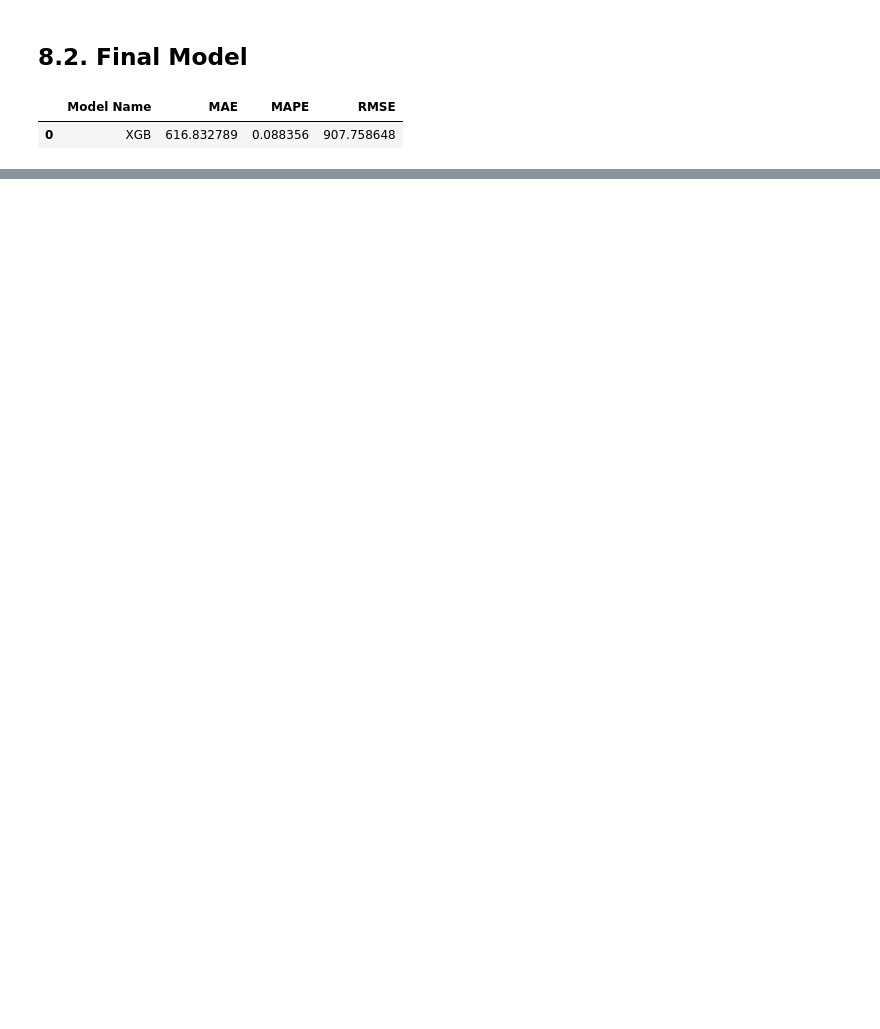
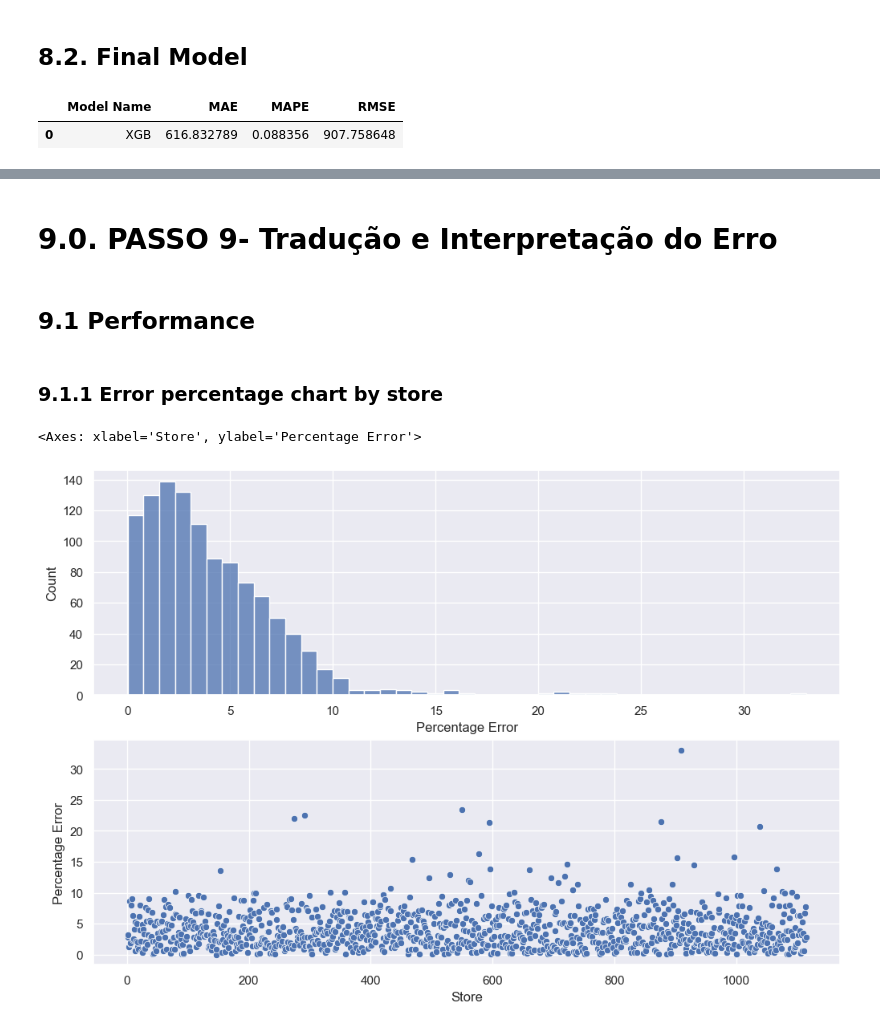
Before and after one commit to RafaelLuckner/ds_em_producao, a Jupyter notebook: modulo7.ipynb, the cells around one changed output, grey strips where cells are left out. Cells and saved outputs as stored; diff of their text form; code cells hidden in the pictures; blank space fills up the shorter version.

Commit message:
translation of performance for business

```diff
--- a/modulo7.ipynb
+++ b/modulo7.ipynb
@@ -1196,0 +1179,37 @@ xgb_result
+# %% [markdown]
+# 9.0. PASSO 9- Tradução e Interpretação do Erro
+# %%
+df7 = X_test[ cols_selected_boruta_full ].copy()
+df7['sales'] = np.expm1(df7['sales'])
+df7['predicted'] = np.expm1(yhat_xgb)
+# %% [markdown]
+## 9.1 Performance
+# %%
+# Sum of predictions
+aux1 = df7[['store', 'predicted']].groupby( 'store' ).sum().reset_index()
+aux1 = df7[['store', 'sales', 'predicted']].groupby('store').sum().reset_index()
+aux1['predicted'] = aux1['predicted'].apply(lambda x: np.round(x,2))
+
+# MAE and MAPE
+aux1['MAE'] = aux1.apply(lambda x: np.round((mt.mean_absolute_error([x["sales"]],[x['predicted']] )),2),axis=1)
+aux1['MAPE'] =aux1.apply(lambda x: np.round((mt.mean_absolute_percentage_error([x["sales"]],[x['predicted']] )*100),2) ,axis=1)
+
+# Scenarios
+aux1['Worst Scenario'] = aux1['predicted'] - aux1['MAE']
+aux1['Best Scenario'] = aux1['predicted'] + aux1['MAE']
+
+# Order columns
+aux1 = aux1[['store','predicted','Worst Scenario','Best Scenario','MAE', 'MAPE']]
+aux1.columns = ['Store','Value Predicted','Worst Scenario','Best Scenario','Mean Error', 'Percentage Error']
+# %% [markdown]
+### 9.1.1 Error percentage chart by store
+# %%
+plt.figure(figsize=(12,8))
+plt.subplot(2,1,1)
+sns.histplot(aux1["Percentage Error"] )
+
+plt.subplot(2,1,2)
+sns.scatterplot(data = aux1, x='Store', y= 'Percentage Error')
+# %% [output]
+<Axes: xlabel='Store', ylabel='Percentage Error'>
+[figure, added]
```
Also changed, not shown: parts of 11 cells of this notebook.
